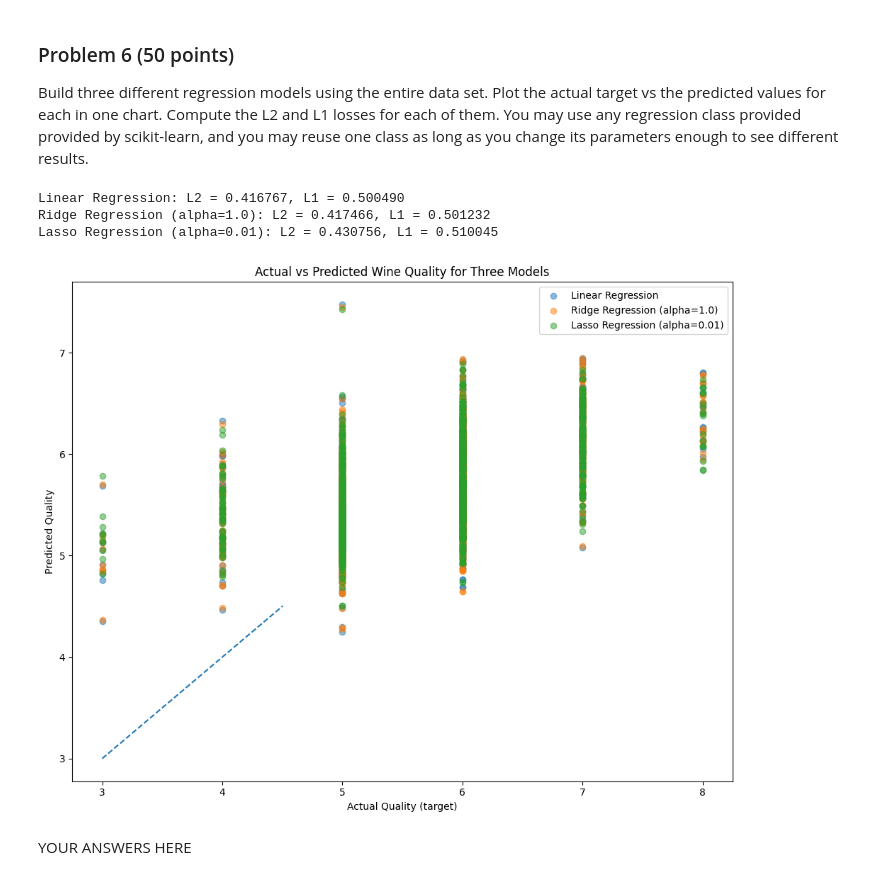
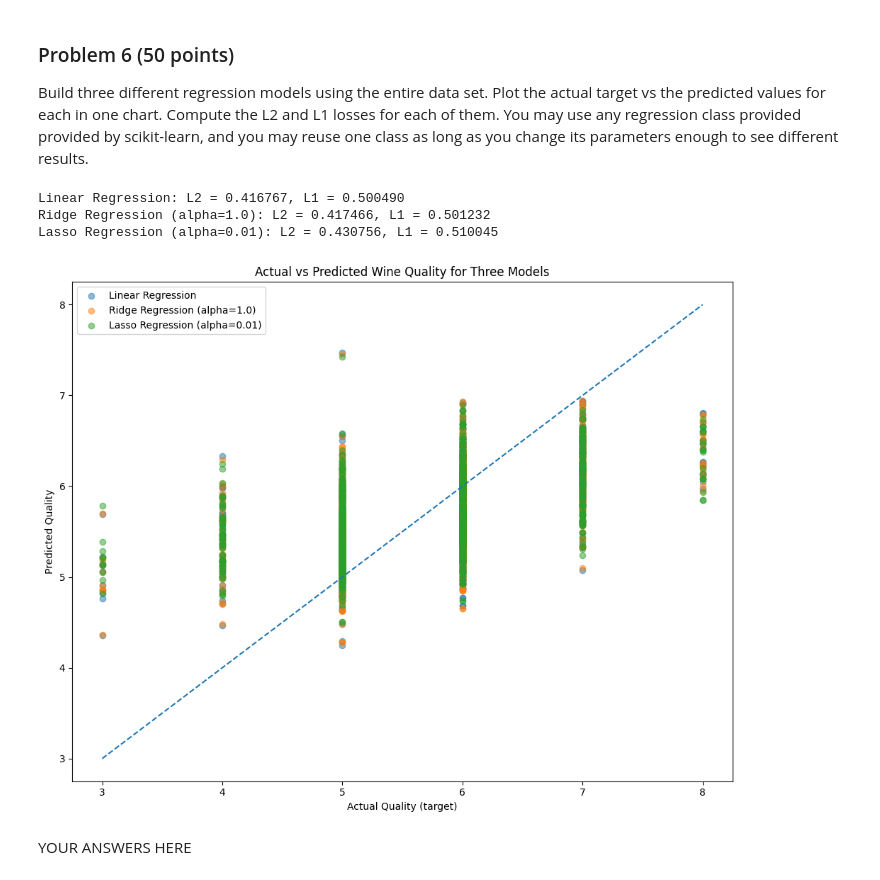
Before and after one commit to Ian123Ian595/dx602-final-project, a Jupyter notebook: project.ipynb, the cells around one changed output. Drawn from its saved outputs; the diff is of its cells as text; code cells hidden in the pictures.

```diff
--- a/project.ipynb
+++ b/project.ipynb
@@ -263,35 +263,35 @@ from sklearn.linear_model import LinearRegression, Ridge, Lasso
 
 models = {
     "Linear Regression": LinearRegression(),
     "Ridge Regression (alpha=1.0)": Ridge(alpha=1.0),
     "Lasso Regression (alpha=0.01)": Lasso(alpha=0.01)}
 results = {}
 for name, model in models.items():
     model.fit(X, y_np)
     y_pred = model.predict(X)
     L2 = np.mean((y_pred-y_np)**2)
     L1 = np.mean(np.abs(y_pred-y_np))
     results[name] = {"pred": y_pred, "L2": L2, "L1": L1}
     print(f"{name}: L2 = {L2:4f}, L1 = {L1:4f}")
 plt.figure(figsize=(10,8))
 for name, res in results.items():
     plt.scatter(y, res["pred"], alpha=0.5, label=name)
 all_arrays = [y_np] + [res["pred"] for res in results.values()]
 min_val = min(arr.min() for arr in all_arrays)
-max_val = max(arr.min() for arr in all_arrays)
+max_val = max(arr.max() for arr in all_arrays)
 plt.plot([min_val, max_val], [min_val, max_val], "--")
 
 plt.xlabel("Actual Quality (target)")
 plt.ylabel("Predicted Quality")
 plt.title("Actual vs Predicted Wine Quality for Three Models")
 plt.legend()
 plt.tight_layout()
 plt.show()
 # %% [output]
 Linear Regression: L2 = 0.416767, L1 = 0.500490
 Ridge Regression (alpha=1.0): L2 = 0.417466, L1 = 0.501232
 Lasso Regression (alpha=0.01): L2 = 0.430756, L1 = 0.510045
-[figure, old version]
+[figure, new version]
 # %% [markdown]
 YOUR ANSWERS HERE
 # %% [markdown]
```
Also changed, not shown: parts of 1 cell of this notebook.
